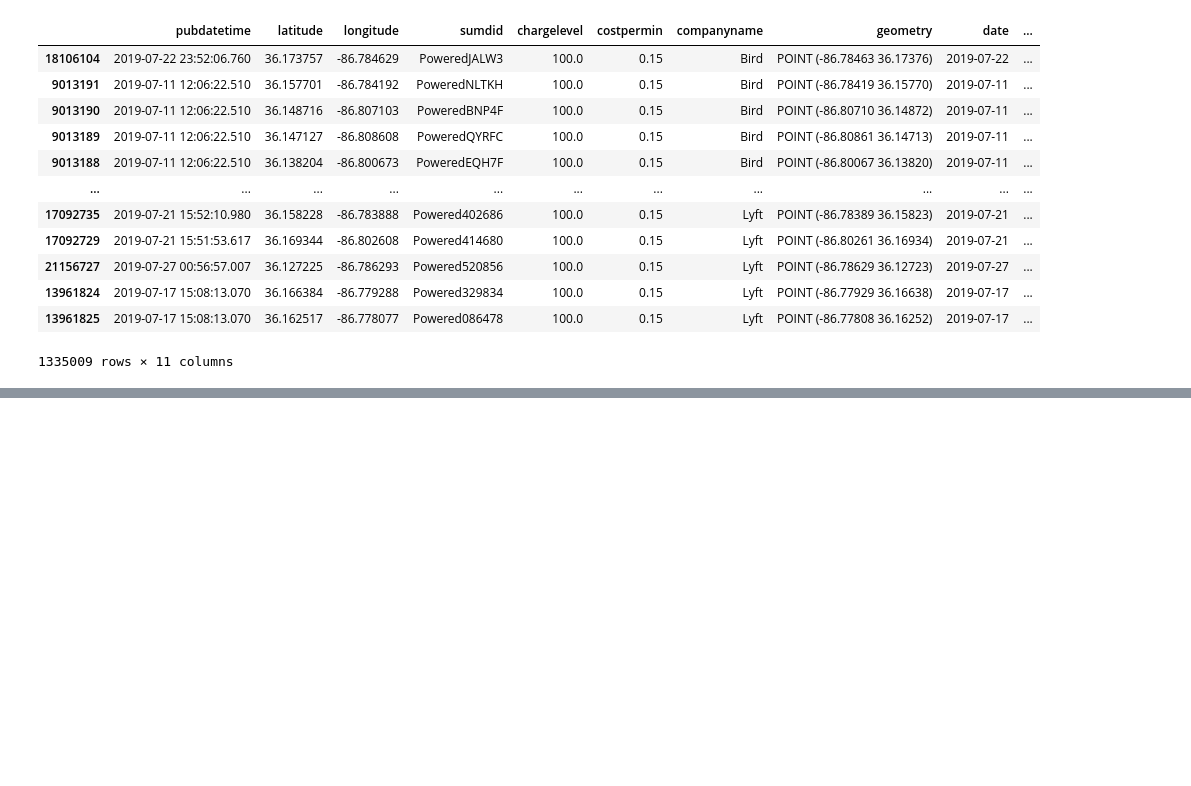
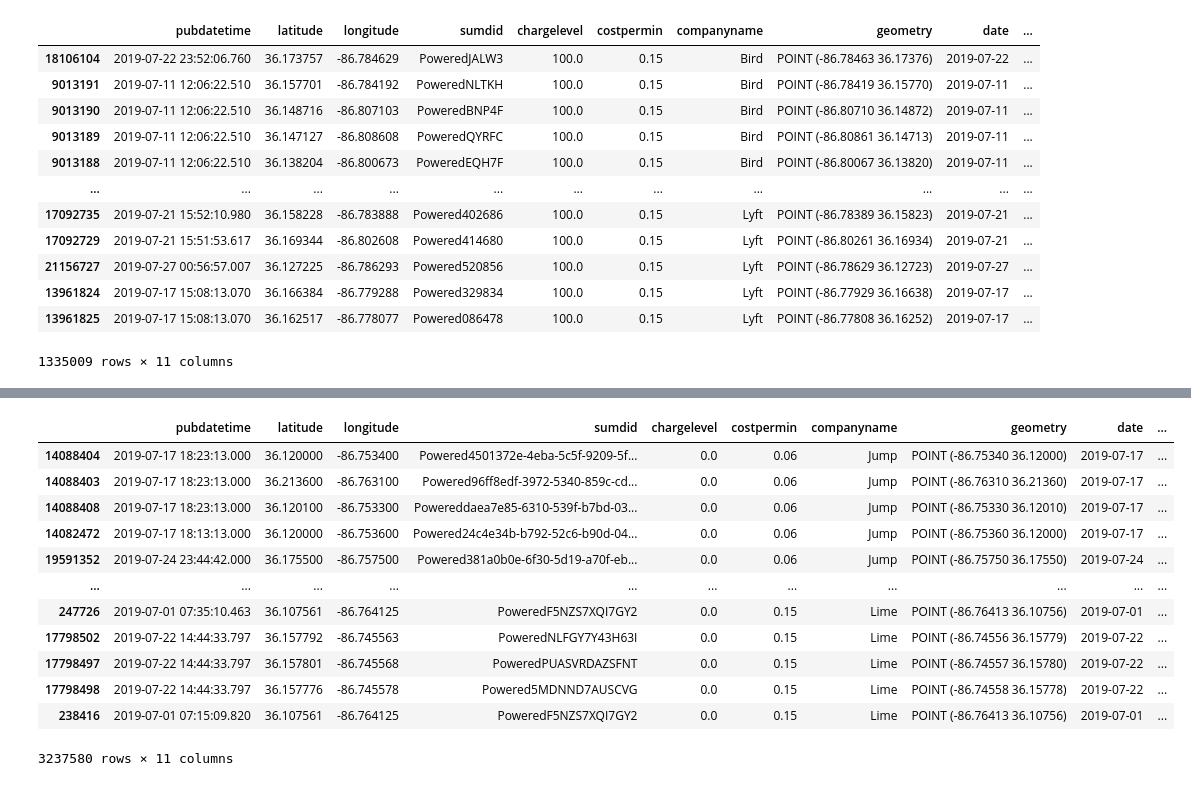
Before and after one commit to Quezadajl/nashville-scooters-project, a Jupyter notebook: notebooks/july.ipynb, the cells around one changed output, grey strips where cells are left out. Drawn from its saved outputs; the diff is of its cells as text; code cells hidden in the pictures; blank space fills up the shorter version.

```diff
--- a/notebooks/july.ipynb
+++ b/notebooks/july.ipynb
@@ -93,0 +194,18 @@ full_charge
+# %%
+#focus on scooters with 0 charge
+dead_charge = july.loc[july['chargelevel'] == 0]
+dead_charge
+# %% [output]
+|  | pubdatetime | latitude | longitude | sumdid | chargelevel | costpermin | companyname | geometry | date | ... |
+| 14088404 | 2019-07-17 18:23:13.000 | 36.120000 | -86.753400 | Powered4501372e-4eba-5c5f-9209-5f... | 0.0 | 0.06 | Jump | POINT (-86.75340 36.12000) | 2019-07-17 | ... |
+| 14088403 | 2019-07-17 18:23:13.000 | 36.213600 | -86.763100 | Powered96ff8edf-3972-5340-859c-cd... | 0.0 | 0.06 | Jump | POINT (-86.76310 36.21360) | 2019-07-17 | ... |
+| 14088408 | 2019-07-17 18:23:13.000 | 36.120100 | -86.753300 | Powereddaea7e85-6310-539f-b7bd-03... | 0.0 | 0.06 | Jump | POINT (-86.75330 36.12010) | 2019-07-17 | ... |
+| 14082472 | 2019-07-17 18:13:13.000 | 36.120000 | -86.753600 | Powered24c4e34b-b792-52c6-b90d-04... | 0.0 | 0.06 | Jump | POINT (-86.75360 36.12000) | 2019-07-17 | ... |
+| 19591352 | 2019-07-24 23:44:42.000 | 36.175500 | -86.757500 | Powered381a0b0e-6f30-5d19-a70f-eb... | 0.0 | 0.06 | Jump | POINT (-86.75750 36.17550) | 2019-07-24 | ... |
+| ... | ... | ... | ... | ... | ... | ... | ... | ... | ... | ... |
+| 247726 | 2019-07-01 07:35:10.463 | 36.107561 | -86.764125 | PoweredF5NZS7XQI7GY2 | 0.0 | 0.15 | Lime | POINT (-86.76413 36.10756) | 2019-07-01 | ... |
+| 17798502 | 2019-07-22 14:44:33.797 | 36.157792 | -86.745563 | PoweredNLFGY7Y43H63I | 0.0 | 0.15 | Lime | POINT (-86.74556 36.15779) | 2019-07-22 | ... |
+| 17798497 | 2019-07-22 14:44:33.797 | 36.157801 | -86.745568 | PoweredPUASVRDAZSFNT | 0.0 | 0.15 | Lime | POINT (-86.74557 36.15780) | 2019-07-22 | ... |
+| 17798498 | 2019-07-22 14:44:33.797 | 36.157776 | -86.745578 | Powered5MDNND7AUSCVG | 0.0 | 0.15 | Lime | POINT (-86.74558 36.15778) | 2019-07-22 | ... |
+| 238416 | 2019-07-01 07:15:09.820 | 36.107561 | -86.764125 | PoweredF5NZS7XQI7GY2 | 0.0 | 0.15 | Lime | POINT (-86.76413 36.10756) | 2019-07-01 | ... |
+3237580 rows × 11 columns
```
Also changed, not shown: parts of 17 cells of this notebook, 1 other file.
